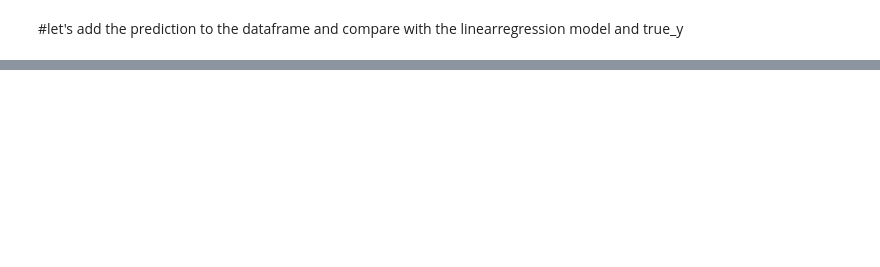
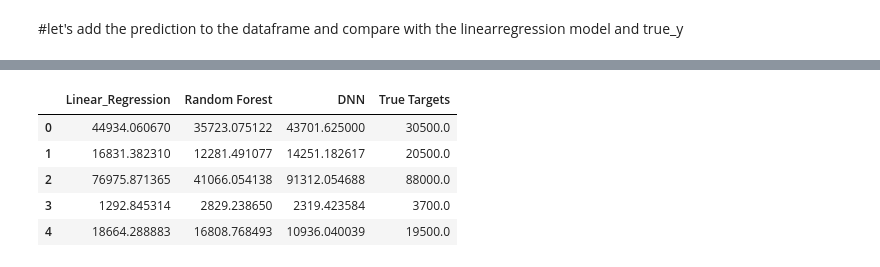
Before and after one commit to Poorya0071/Regression-machine-learning-and-deep-learning, a Jupyter notebook: car_price.ipynb, the cells around one changed output, grey strips where cells are left out. Drawn from its saved outputs; the diff is of its cells as text; code cells hidden in the pictures; blank space fills up the shorter version.

```diff
--- a/car_price.ipynb
+++ b/car_price.ipynb
@@ -577,0 +487,6 @@ import tensorflow as tf
+# %%
+def create_model_checkpoint(model_name, save_path="model_experiments"):
+  return tf.keras.callbacks.ModelCheckpoint(filepath=os.path.join(save_path, model_name), # create filepath to save model
+                                            monitor='val_loss',
+                                            verbose=0, # only output a limited amount of text
+                                            save_best_only=True)
@@ -577,0 +544,13 @@ import tensorflow as tf
+# %%
+#Let's drop the shuffled index of targets.
+y_test.reset_index(drop=True, inplace=True)
+# %%
+y_pred_reg_test = reg.predict(X_test_normal)
+y_pred_rfc_test = regr.predict(X_test_normal)
+y_pred_deep = model_1.predict(X_test_normal)
+compare_df = pd.DataFrame(np.exp(y_pred_reg_test), columns=['Linear_Regression'])
+compare_df['Random Forest'] = np.exp(y_pred_rfc_test)
+compare_df['DNN'] = np.exp(y_pred_deep)
+compare_df['True Targets'] = np.exp(y_test)
+compare_df.head()
+# %% [output]
@@ -577,0 +558,6 @@ import tensorflow as tf
+|  | Linear_Regression | Random Forest | DNN | True Targets |
+| 0 | 44934.060670 | 35723.075122 | 43701.625000 | 30500.0 |
+| 1 | 16831.382310 | 12281.491077 | 14251.182617 | 20500.0 |
+| 2 | 76975.871365 | 41066.054138 | 91312.054688 | 88000.0 |
+| 3 | 1292.845314 | 2829.238650 | 2319.423584 | 3700.0 |
+| 4 | 18664.288883 | 16808.768493 | 10936.040039 | 19500.0 |
```
Also changed, not shown: parts of 52 cells of this notebook.
